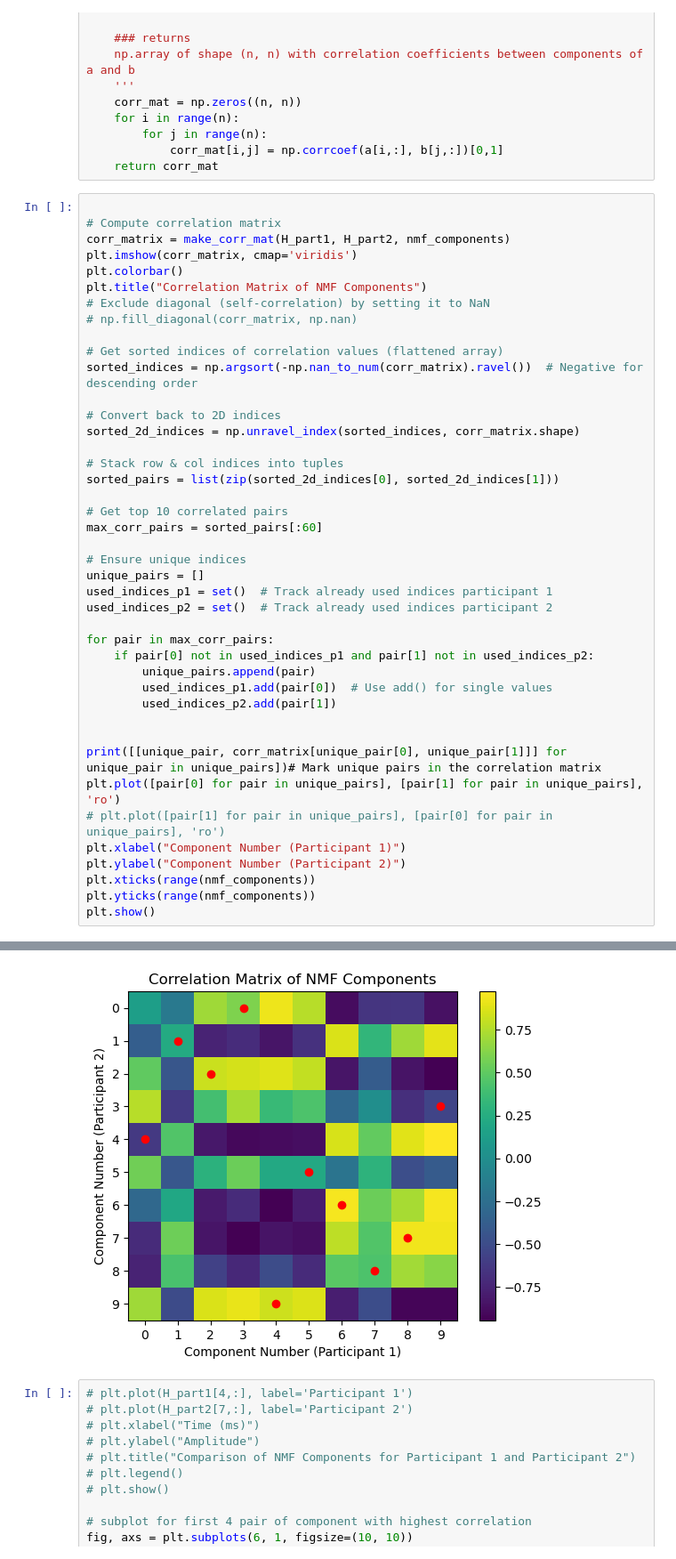
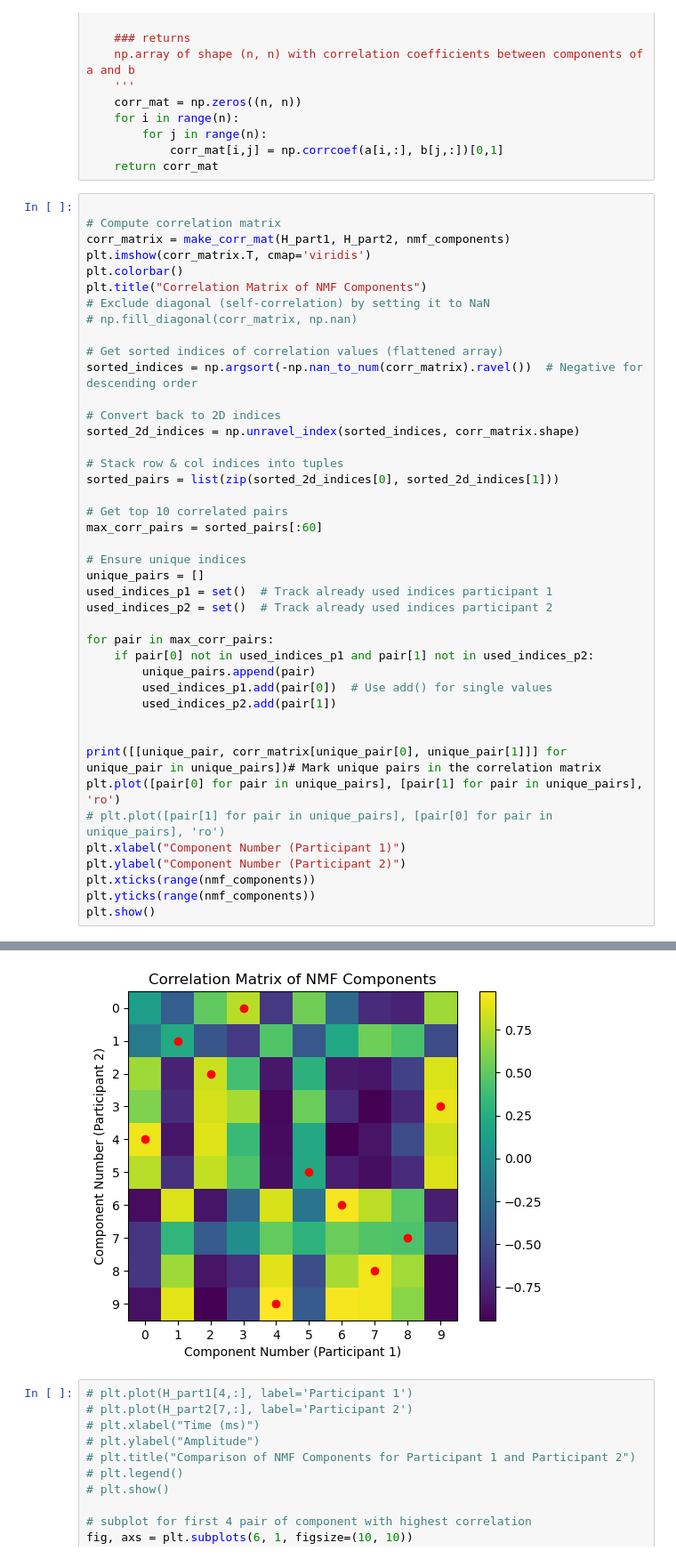
Before and after one commit to AtharvSuryawanshi/Neural-Representations-using-Things-Database, a Jupyter notebook: notebooks/NMF_meg7.ipynb, the cells around one changed output, grey strips where cells are left out. Shown at 89% size. Saved outputs shown, nothing was run; the diff lists cells and outputs as text.

```diff
--- a/notebooks/NMF_meg7.ipynb
+++ b/notebooks/NMF_meg7.ipynb
@@ -480,7 +480,7 @@ def make_corr_mat(a, b, n):
 
 # Compute correlation matrix
 corr_matrix = make_corr_mat(H_part1, H_part2, nmf_components)
-plt.imshow(corr_matrix, cmap='viridis')
+plt.imshow(corr_matrix.T, cmap='viridis')
 plt.colorbar()
 plt.title("Correlation Matrix of NMF Components")
 # Exclude diagonal (self-correlation) by setting it to NaN
@@ -493,34 +493,34 @@ sorted_indices = np.argsort(-np.nan_to_num(corr_matrix).ravel())  # Negative for
 sorted_2d_indices = np.unravel_index(sorted_indices, corr_matrix.shape)
 
 # Stack row & col indices into tuples
 sorted_pairs = list(zip(sorted_2d_indices[0], sorted_2d_indices[1]))
 
 # Get top 10 correlated pairs
 max_corr_pairs = sorted_pairs[:60]
 
 # Ensure unique indices
 unique_pairs = []
 used_indices_p1 = set()  # Track already used indices participant 1
 used_indices_p2 = set()  # Track already used indices participant 2
 
 for pair in max_corr_pairs:
     if pair[0] not in used_indices_p1 and pair[1] not in used_indices_p2:
         unique_pairs.append(pair)
         used_indices_p1.add(pair[0])  # Use add() for single values
         used_indices_p2.add(pair[1])
 
 
 print([[unique_pair, corr_matrix[unique_pair[0], unique_pair[1]]] for unique_pair in unique_pairs])# Mark unique pairs in the correlation matrix
 plt.plot([pair[0] for pair in unique_pairs], [pair[1] for pair in unique_pairs], 'ro')
 # plt.plot([pair[1] for pair in unique_pairs], [pair[0] for pair in unique_pairs], 'ro')
 plt.xlabel("Component Number (Participant 1)")
 plt.ylabel("Component Number (Participant 2)")
 plt.xticks(range(nmf_components))
 plt.yticks(range(nmf_components))
 plt.show()
 # %% [output]
 [[(4, 9), 0.9739516801578989], [(6, 6), 0.9462622067291712], [(7, 8), 0.9315361824775356], [(0, 4), 0.9277022963201983], [(9, 3), 0.9099662127521925], [(2, 2), 0.8223785683237322], [(3, 0), 0.76658893 ...
-[figure, old version]
+[figure, new version]
 # %%
 # plt.plot(H_part1[4,:], label='Participant 1')
 # plt.plot(H_part2[7,:], label='Participant 2')
```
Also changed, not shown: parts of 2 cells of this notebook.
